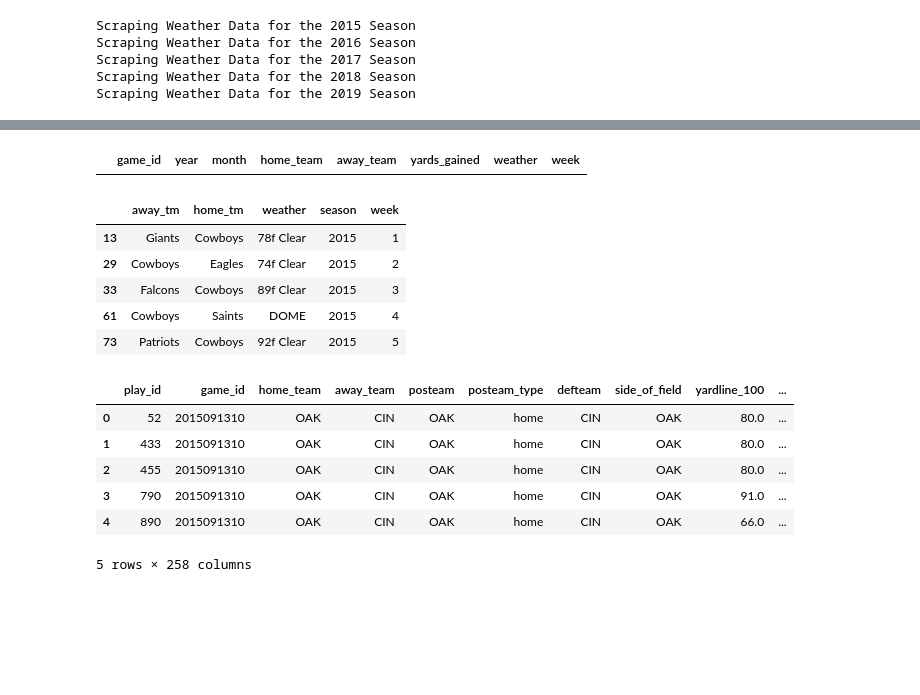
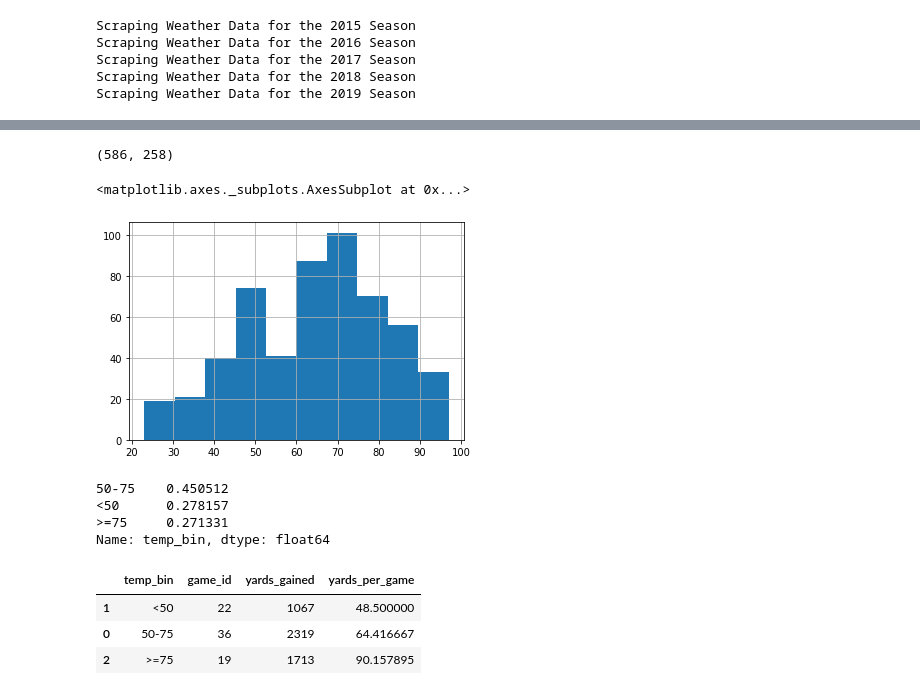
Before and after one commit to mtodisco10/amari, a Jupyter notebook: Amari_EDA.ipynb, the cells around one changed output, grey strips where cells are left out. Drawn from its saved outputs; the diff is of its cells as text; code cells hidden in the pictures; blank space fills up the shorter version.

```diff
--- a/Amari_EDA.ipynb
+++ b/Amari_EDA.ipynb
@@ -150,23 +145,19 @@ yards_per_game.head()
+# %%
+coop_df = coop_df.replace('SD', 'LAC')
+coop_df.shape
+# %% [output]
+(586, 258)
+# %%
+coop_weather_df['away_team'] = coop_weather_df['away_tm'].apply(lambda x: team_map[x])
+coop_weather_df['home_team'] = coop_weather_df['home_tm'].apply(lambda x: team_map[x])
 # %%
-yards_per_game.merge(cowboys_weather_df, on = ['home_team', 'away_team', 'year'])
+merged_coop_df = coop_df.merge(coop_weather_df, how = 'left', on = ['away_team', 'home_team', 'year'])
-# %% [output]
-|  | game_id | year | month | home_team | away_team | yards_gained | weather | week |
-# %%
-cowboys_weather_df.head()
-# %% [output]
-|  | away_tm | home_tm | weather | season | week |
-| 13 | Giants | Cowboys | 78f Clear | 2015 | 1 |
-| 29 | Cowboys | Eagles | 74f Clear | 2015 | 2 |
-| 33 | Falcons | Cowboys | 89f Clear | 2015 | 3 |
-| 61 | Cowboys | Saints | DOME | 2015 | 4 |
-| 73 | Patriots | Cowboys | 92f Clear | 2015 | 5 |
-# %%
-coop_df.head()
-# %% [output]
-|  | play_id | game_id | home_team | away_team | posteam | posteam_type | defteam | side_of_field | yardline_100 | ... |
-| 0 | 52 | 2015091310 | OAK | CIN | OAK | home | CIN | OAK | 80.0 | ... |
-| 1 | 433 | 2015091310 | OAK | CIN | OAK | home | CIN | OAK | 80.0 | ... |
-| 2 | 455 | 2015091310 | OAK | CIN | OAK | home | CIN | OAK | 80.0 | ... |
-| 3 | 790 | 2015091310 | OAK | CIN | OAK | home | CIN | OAK | 91.0 | ... |
-| 4 | 890 | 2015091310 | OAK | CIN | OAK | home | CIN | OAK | 66.0 | ... |
-5 rows × 258 columns
+# %%
+merged_coop_df['temp'] = np.where(merged_coop_df.weather == 'DOME',
+                                  -999,
+                                  merged_coop_df.weather.str.split('f').str[0]).astype(int)
+# %%
+merged_coop_df.loc[merged_coop_df.weather != 'DOME']['temp'].hist()
+# %% [output]
+<matplotlib.axes._subplots.AxesSubplot at 0x...>
+[figure, added]
@@ -172,0 +170,7 @@ coop_df.head()
+# %%
+merged_coop_df.temp_bin.value_counts(normalize=True)
+# %% [output]
+50-75    0.450512
+<50      0.278157
+>=75     0.271331
+Name: temp_bin, dtype: float64
@@ -172,0 +184,7 @@ coop_df.head()
+# %%
+temp_bin_df.sort_values('yards_per_game')
+# %% [output]
+|  | temp_bin | game_id | yards_gained | yards_per_game |
+| 1 | <50 | 22 | 1067 | 48.500000 |
+| 0 | 50-75 | 36 | 2319 | 64.416667 |
+| 2 | >=75 | 19 | 1713 | 90.157895 |
```
Also changed, not shown: parts of 16 cells of this notebook, 1 other file.
